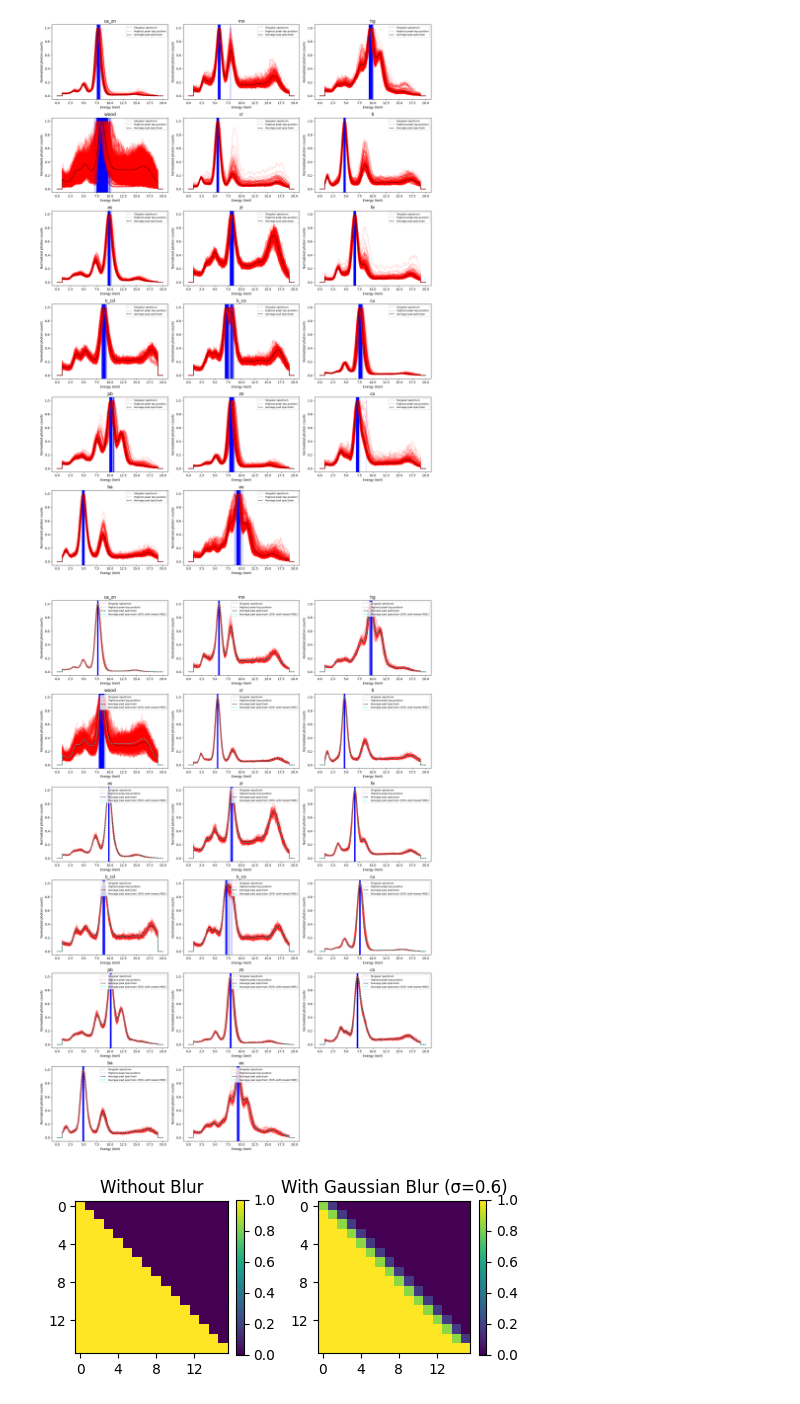
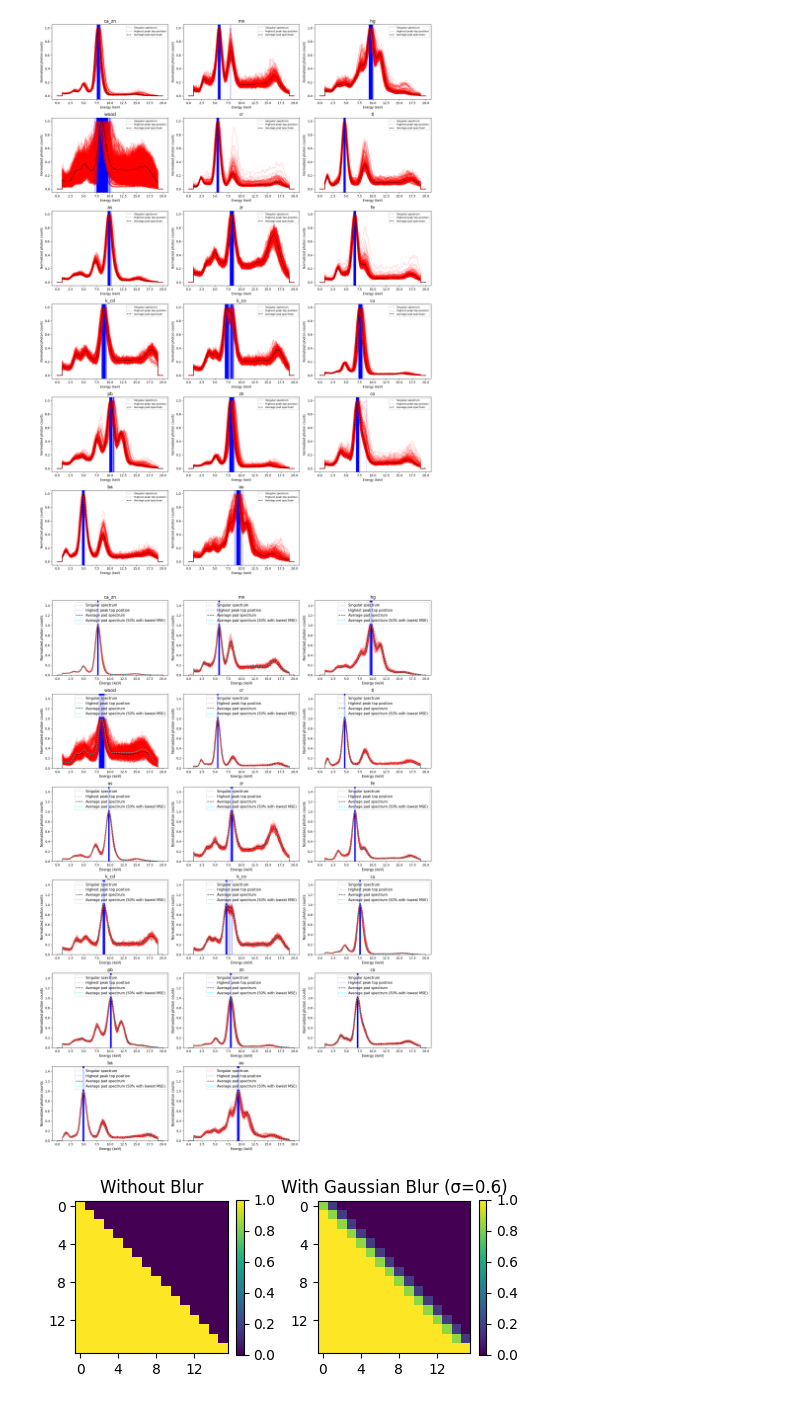
Before and after one commit to erzar0/masters-thesis, a Jupyter notebook: 1_pigment_palette_preprocessing.ipynb, the cells around one changed output. Cells and saved outputs as stored; diff of their text form; code cells hidden in the pictures.

```diff
--- a/1_pigment_palette_preprocessing.ipynb
+++ b/1_pigment_palette_preprocessing.ipynb
@@ -269,39 +269,39 @@ mse_filtered_pads = get_spectra_with_lowest_mse(filtered_pads)
 result_spectra = {}
 
 for idx, (pad_name, pad) in enumerate(mse_filtered_pads.items()):
     for i in range(pad.shape[0]):
         spectrum = pad[i]
         spectrum = spectrum / np.max(spectrum)
         axes[idx].plot(np.linspace(0, 20, 4096), spectrum, color="red", alpha=0.2, label="Singular spectrum" if i == 0 else None)
-        axes[idx].set_ylabel("Normalized photon counts")
-        axes[idx].set_xlabel("Energy (keV)")
+        axes[idx].set_ylabel("Normalized photon counts", fontsize=11)
+        axes[idx].set_xlabel("Energy (keV)", fontsize=11)
+        axes[idx].set_ylim(0, 1.5)
         plt.xlim(0, 20)
-        plt.ylim(0, 20)
 
 
         first_peak_position = np.argmax(spectrum)
         axes[idx].axvline(first_peak_position * 20 / 4096, color="blue", alpha=0.2, label="Highest peak top position" if i == 0 else None)
 
 
     pad_avg_spectrum = np.average(pad, axis=(0))
     pad_avg_spectrum = pad_avg_spectrum / np.max(pad_avg_spectrum)
     axes[idx].plot(np.linspace(0, 20, 4096), avg_pad_spectra_no_filtering[pad_name], color="black", linewidth=1.5, linestyle="--", label="Average pad spectrum")
     axes[idx].plot(np.linspace(0, 20, 4096), pad_avg_spectrum, color="cyan", linewidth=1.5, linestyle="--", label="Average pad spectrum (50% with lowest MSE)")
     result_spectra[pad_name] = pad_avg_spectrum
 
     axes[idx].set_title(pad_name, fontsize=14)
-    axes[idx].legend(loc="upper right", fontsize=8)
+    axes[idx].legend(loc="upper right", fontsize=11)
 
 for idx in range(idx+1, len(axes)):
     axes[idx].set_visible(False)
 
 plt.tight_layout()
 plt.title("Filtered Pads Spectra")
-plt.savefig("data/plots/filtered_pads_spectra.png", dpi=300)
+plt.savefig("data/plots/filtered_pads_spectra.png",dpi=300)
 
 np.savez("data/objects/pigment_palette/pad_average_spectra.npz", **result_spectra)
 # %% [output]
-[figure, old version]
+[figure, new version]
 # %%
 lower_triangle = np.tril(np.ones((16, 16), dtype=np.float32))
 lwoer_traingle = lower_triangle.reshape((*lower_triangle.shape, 1))
```
Also changed, not shown: 9 other files.
